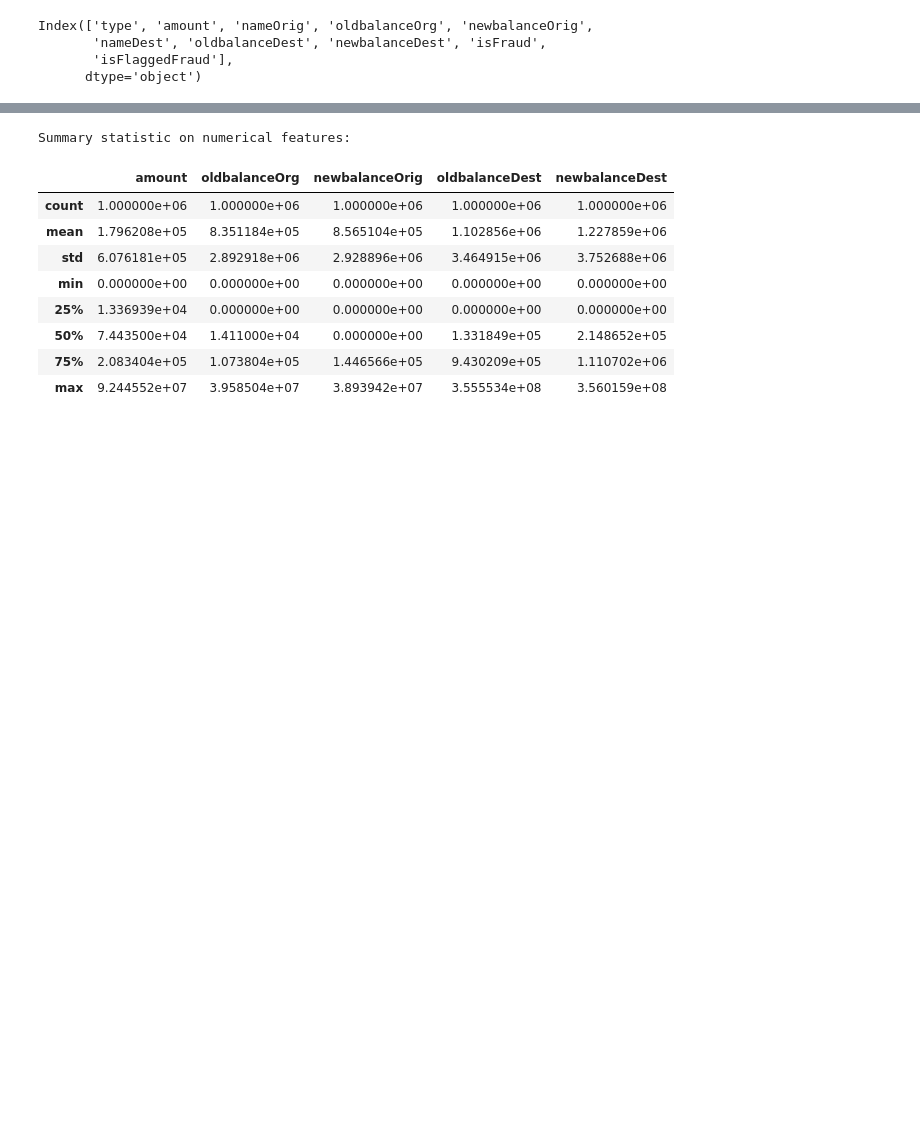
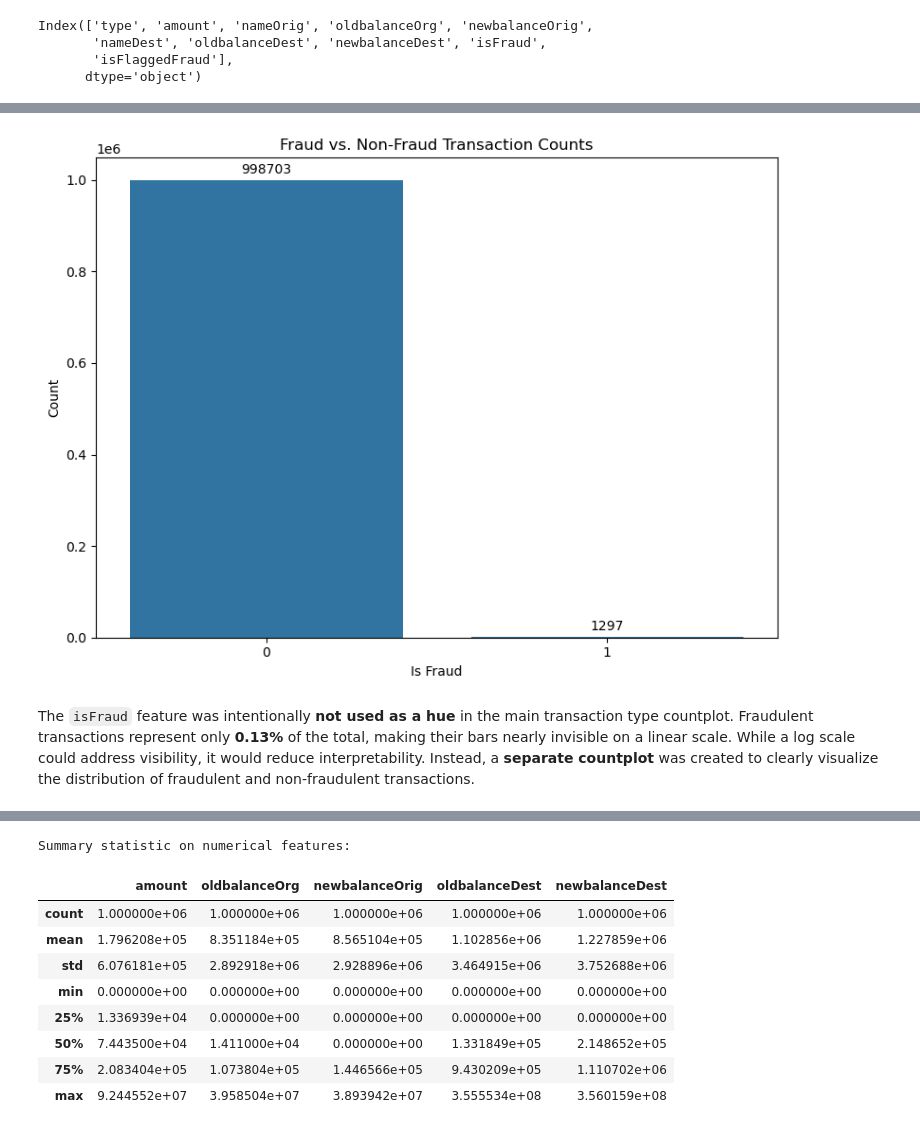
Before and after one commit to imwaymaran/fraud-detection-bank-transactions, a Jupyter notebook: notebooks/eda.ipynb, the cells around one changed output, grey strips where cells are left out. Cells and saved outputs as stored; diff of their text form; code cells hidden in the pictures; blank space fills up the shorter version.

```diff
--- a/notebooks/eda.ipynb
+++ b/notebooks/eda.ipynb
@@ -73,0 +149,22 @@ Index(['type', 'amount', 'nameOrig', 'oldbalanceOrg', 'newbalanceOrig',
+# %%
+_, ax = plt.subplots(figsize=(8, 6))
+
+sns.countplot(
+    data=transactions,
+    x='isFraud',
+    ax=ax
+    )
+
+ax.set_title('Fraud vs. Non-Fraud Transaction Counts')
+ax.set_xlabel('Is Fraud')
+ax.set_ylabel('Count')
+
+for container in ax.containers:
+    ax.bar_label(container, fmt='%d', padding=3)
+
+plt.tight_layout()
+plt.show()
+# %% [output]
+[figure, added]
+# %% [markdown]
+The `isFraud` feature was intentionally **not used as a hue** in the main transaction type countplot. Fraudulent transactions represent only **0.13%** of the total, making their bars nearly invisible on a linear scale. While a log scale could address visibility, it would reduce interpretability. Instead, a **separate countplot** was created to clearly visualize the distribution of fraudulent and non-fraudulent transactions.
```
Also changed, not shown: parts of 56 cells of this notebook.
